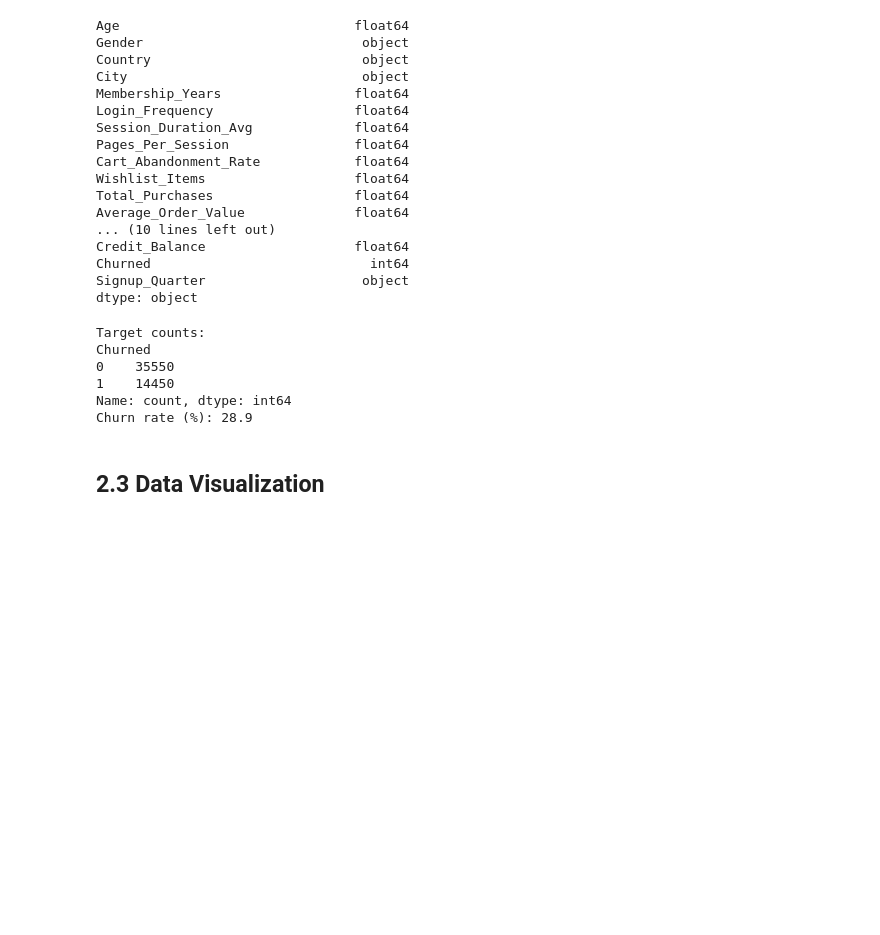
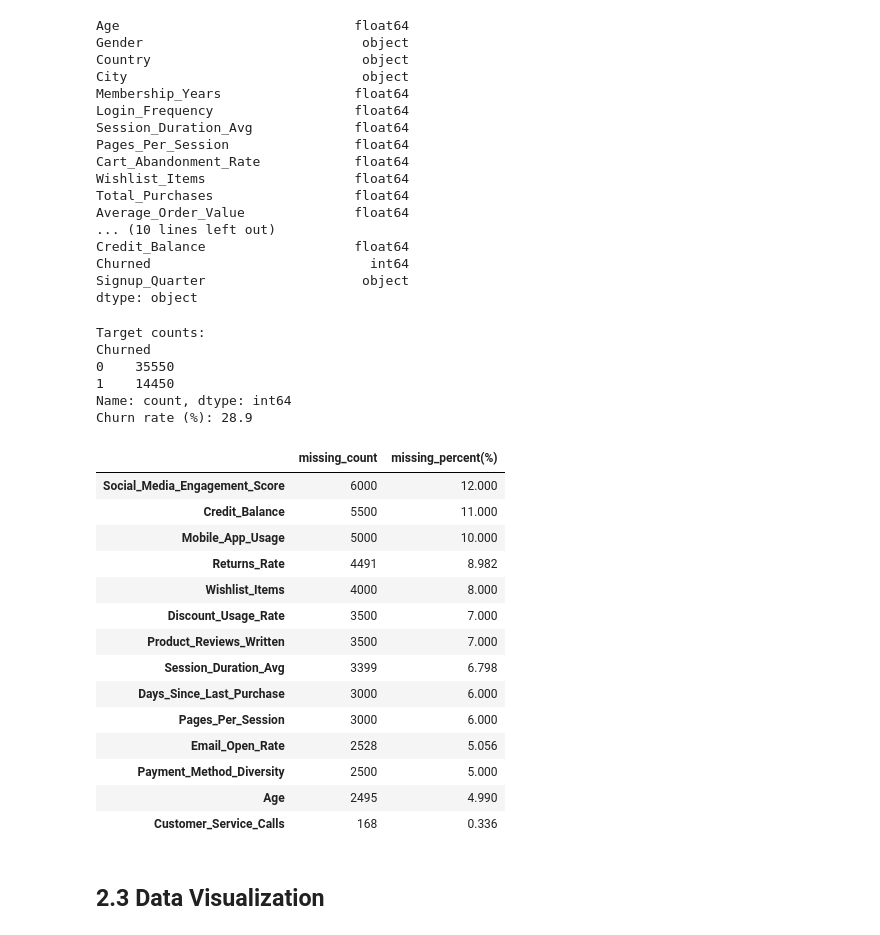
Before and after one commit to sweth-sudhi/MLDP_project_Swetha, a Jupyter notebook: mldp prjt code/MLDP Program Codes Submission Template (1).ipynb, the cells around one changed output. Cells and saved outputs as stored; diff of their text form; code cells hidden in the pictures; blank space fills up the shorter version.

Commit message:
missing data analysis

```diff
--- a/mldp prjt code/MLDP Program Codes Submission Template (1).ipynb
+++ b/mldp prjt code/MLDP Program Codes Submission Template (1).ipynb
@@ -123,6 +123,31 @@ Name: count, dtype: int64
 Churn rate (%): 28.9
 # %%
 ## Check for missing data
+missing_count = df.isnull().sum().sort_values(ascending=False)
+missing_percent = (df.isnull().mean() * 100).sort_values(ascending=False)
+
+missing_summary = pd.DataFrame({
+    "missing_count": missing_count,
+    "missing_percent(%)": missing_percent
+})
+
+missing_summary[missing_summary["missing_count"] > 0]
+# %% [output]
+|  | missing_count | missing_percent(%) |
+| Social_Media_Engagement_Score | 6000 | 12.000 |
+| Credit_Balance | 5500 | 11.000 |
+| Mobile_App_Usage | 5000 | 10.000 |
+| Returns_Rate | 4491 | 8.982 |
+| Wishlist_Items | 4000 | 8.000 |
+| Discount_Usage_Rate | 3500 | 7.000 |
+| Product_Reviews_Written | 3500 | 7.000 |
+| Session_Duration_Avg | 3399 | 6.798 |
+| Days_Since_Last_Purchase | 3000 | 6.000 |
+| Pages_Per_Session | 3000 | 6.000 |
+| Email_Open_Rate | 2528 | 5.056 |
+| Payment_Method_Diversity | 2500 | 5.000 |
+| Age | 2495 | 4.990 |
+| Customer_Service_Calls | 168 | 0.336 |
 # %%
 ## Describe data distribution
 # %% [markdown]
```
